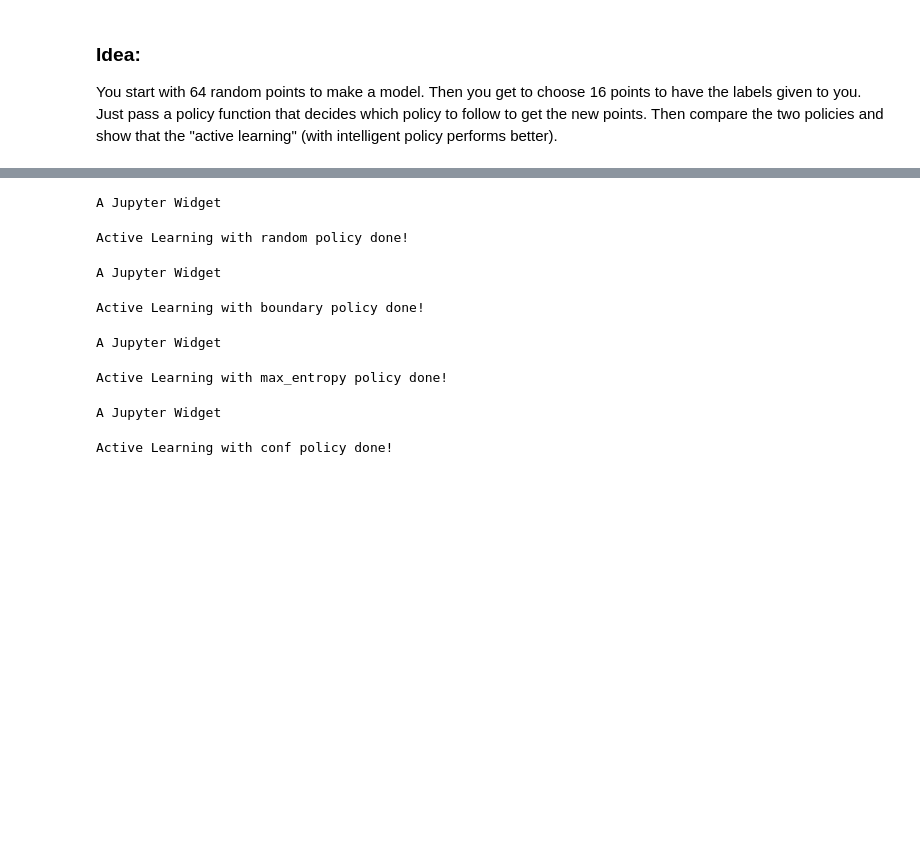
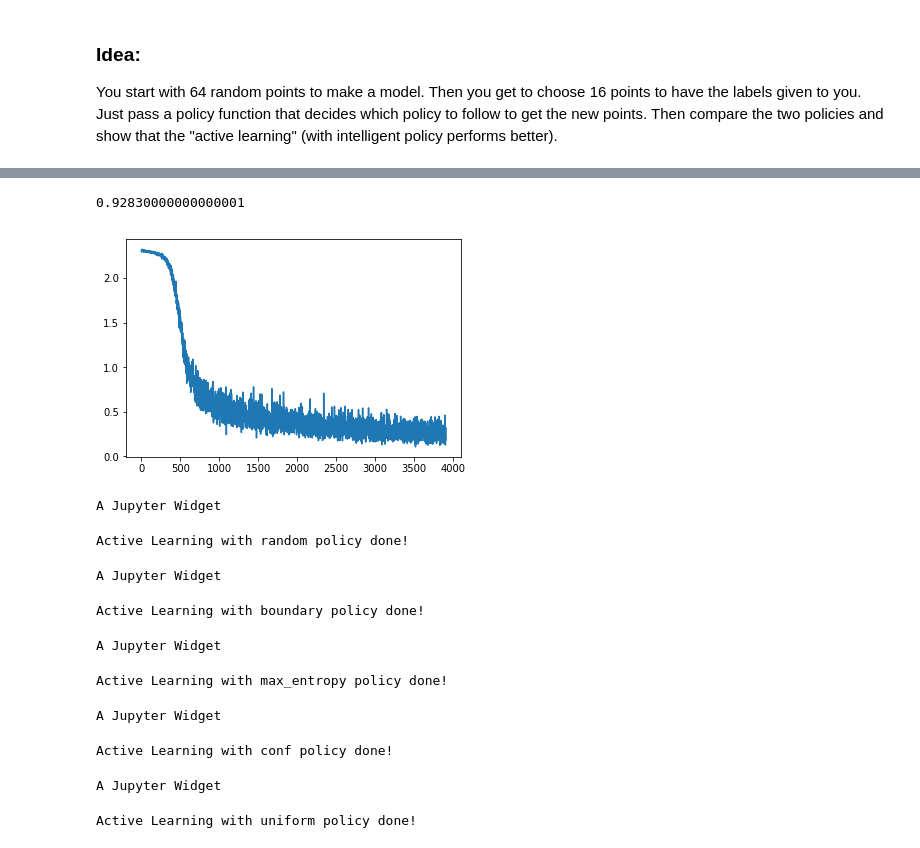
Before and after one commit to dsondak/pavlos_research, a Jupyter notebook: notebooks/1.0_domain_adapt_playbook.ipynb, the cells around one changed output, grey strips where cells are left out. Cells and saved outputs as stored; diff of their text form; code cells hidden in the pictures; blank space fills up the shorter version.

```diff
--- a/notebooks/1.0_domain_adapt_playbook.ipynb
+++ b/notebooks/1.0_domain_adapt_playbook.ipynb
@@ -263,0 +77,12 @@ def plot_al_results(meta_epochs, accs, labs):
+# %%
+cnn = CNN()
+opt = optim.SGD(cnn.parameters(), lr=.01)
+
+experiment = al.ExperiAL(cnn, train_x, train_y, val_x, val_y, loss_func, opt)
+it, ac = experiment._train(train_x, train_y, epochs=10, batch_size=128)
+
+plt.plot(it,ac)
+al.accuracy(cnn,val_x,val_y)
+# %% [output]
+0.92830000000000001
+[figure, added]
@@ -264,7 +98,7 @@ def plot_al_results(meta_epochs, accs, labs):
 # %%
 ########### GLOBAL EXPERIMENT PARAMS ############
 # Epochs of adding additional points
-meta_epochs = 300
+meta_epochs = 3
 # Epochs per training run
 ept = 10
 # Number of points to start with and add each run
@@ -281,10 +115,10 @@ def try_policy(policy, meta_epochs, ept, npoints, batch_size, learning_rate, sam
     try_acc = []
     for i in tqdm(range(samp_runs)):
         model_try = logreg(classes=10)
-#         model_try = CNN()
+        loss_try = nn.NLLLoss()
         optimizer_try = optim.SGD(model_try.parameters(), lr=learning_rate)
-        _, val_acc = active_learn(model_try, train_x, train_y, policy, loss_func, optimizer_try, \
-                                            val_x, val_y, epochs_per_train=ept, npoints=npoints, \
+        experi = al.ExperiAL(model_try, train_x, train_y, val_x, val_y, loss_try, optimizer_try)
+        _, val_acc = experi.active_learn(policy=policy, epochs_per_train=ept, npoints=npoints, \
                                             batch_size=batch_size, meta_epochs=meta_epochs)
         try_acc.append(val_acc)
     print(f'Active Learning with {policy} policy done!')
@@ -305,4 +139,6 @@ A Jupyter Widget
 Active Learning with max_entropy policy done!
 A Jupyter Widget
 Active Learning with conf policy done!
+A Jupyter Widget
+Active Learning with uniform policy done!
 # %%
```
Also changed, not shown: parts of 15 cells of this notebook, 5 other files.
